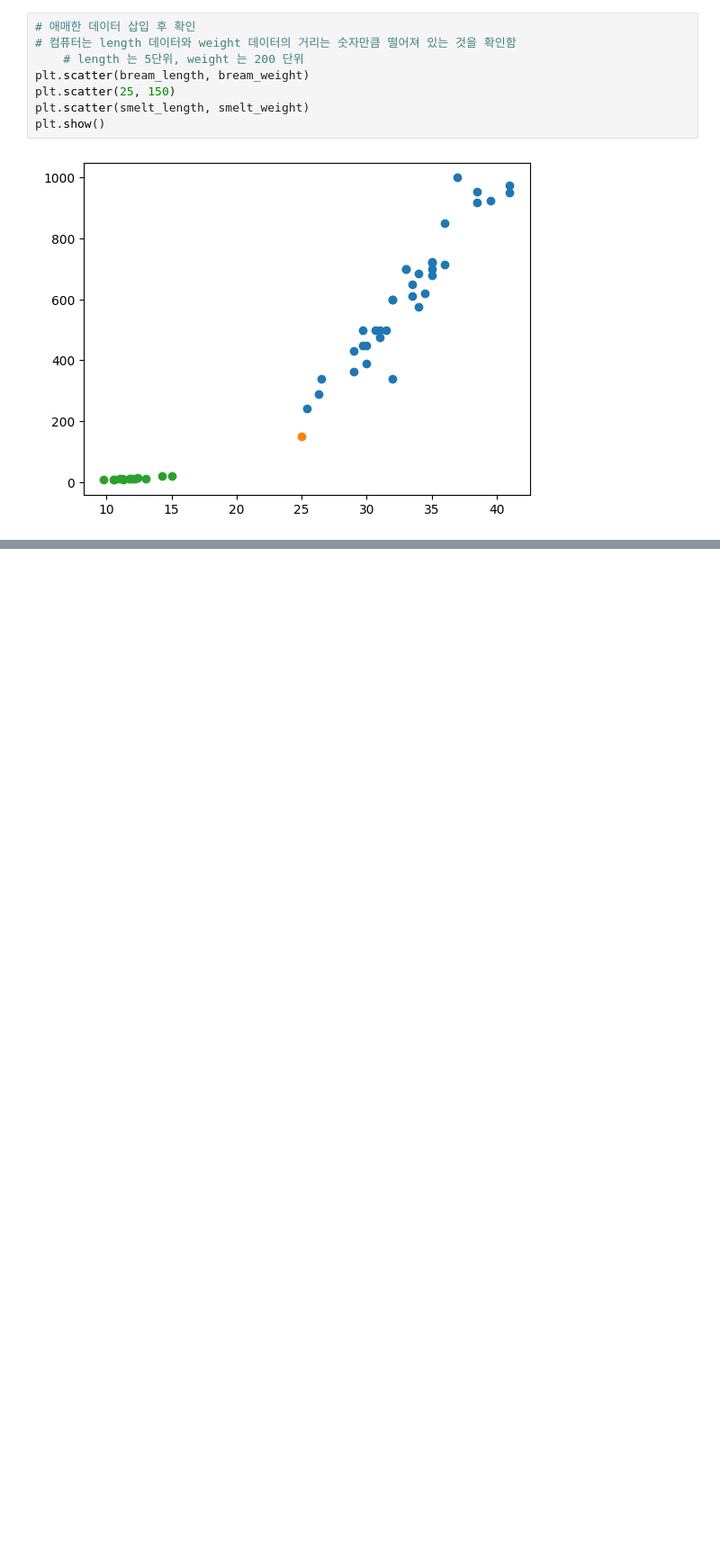
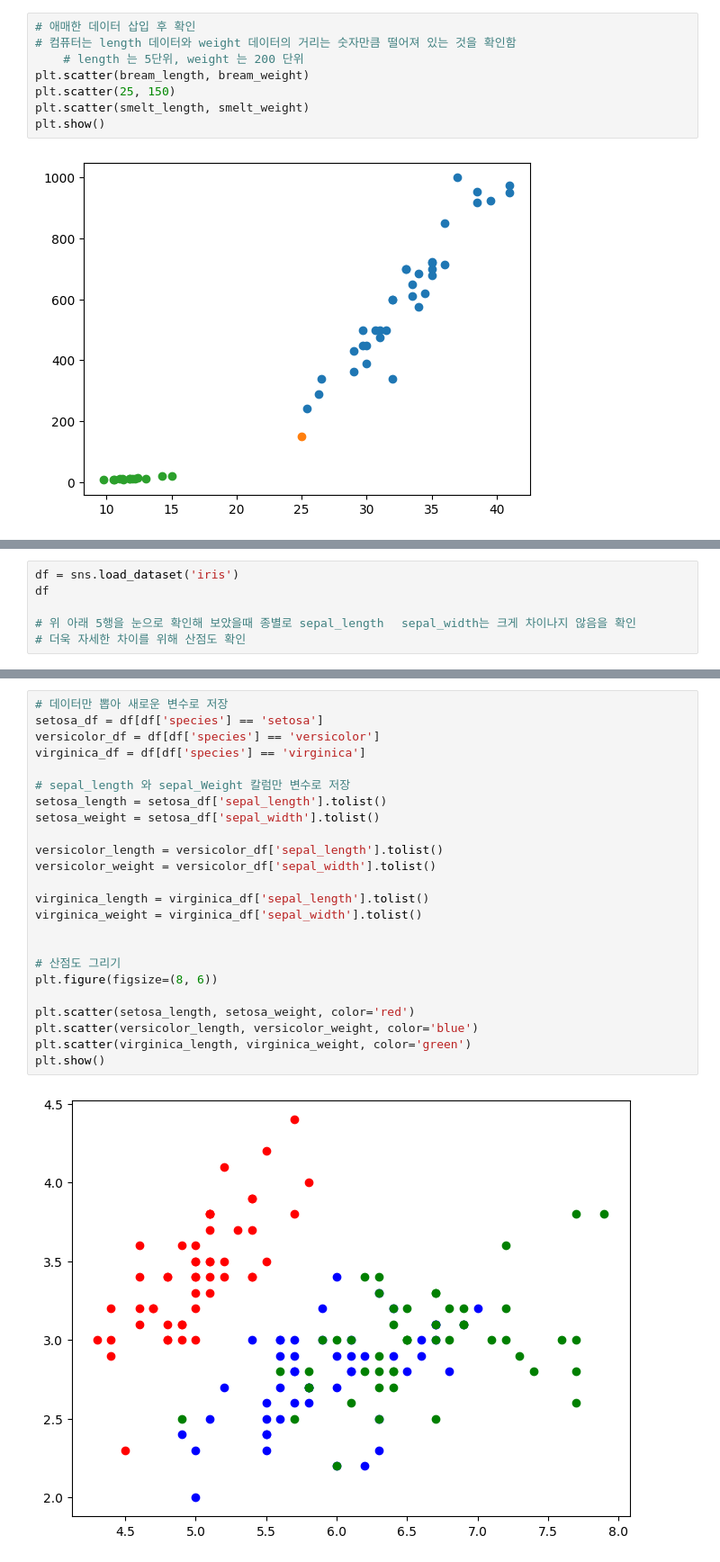
Before and after one commit to cksfuf/ml, a Jupyter notebook: 01-3.ipynb, the cells around one changed output, grey strips where cells are left out. Shown at 90% size. Drawn from its saved outputs; the diff is of its cells as text; blank space fills up the shorter version.

```diff
--- a/01-3.ipynb
+++ b/01-3.ipynb
@@ -220,0 +293,6 @@ plt.show()
+# %%
+df = sns.load_dataset('iris')
+df
+
+# 위 아래 5행을 눈으로 확인해 보았을때 종별로 sepal_length	sepal_width는 크게 차이나지 않음을 확인
+# 더욱 자세한 차이를 위해 산점도 확인
@@ -220,0 +313,26 @@ plt.show()
+# %%
+# 데이터만 뽑아 새로운 변수로 저장
+setosa_df = df[df['species'] == 'setosa']
+versicolor_df = df[df['species'] == 'versicolor']
+virginica_df = df[df['species'] == 'virginica']
+
+# sepal_length 와 sepal_Weight 칼럼만 변수로 저장
+setosa_length = setosa_df['sepal_length'].tolist()
+setosa_weight = setosa_df['sepal_width'].tolist()
+
+versicolor_length = versicolor_df['sepal_length'].tolist()
+versicolor_weight = versicolor_df['sepal_width'].tolist()
+
+virginica_length = virginica_df['sepal_length'].tolist()
+virginica_weight = virginica_df['sepal_width'].tolist()
+
+
+# 산점도 그리기
+plt.figure(figsize=(8, 6))
+
+plt.scatter(setosa_length, setosa_weight, color='red')
+plt.scatter(versicolor_length, versicolor_weight, color='blue')
+plt.scatter(virginica_length, virginica_weight, color='green')
+plt.show()
+# %% [output]
+[figure, added]
```
Also changed, not shown: parts of 24 cells of this notebook, 1 other file.
